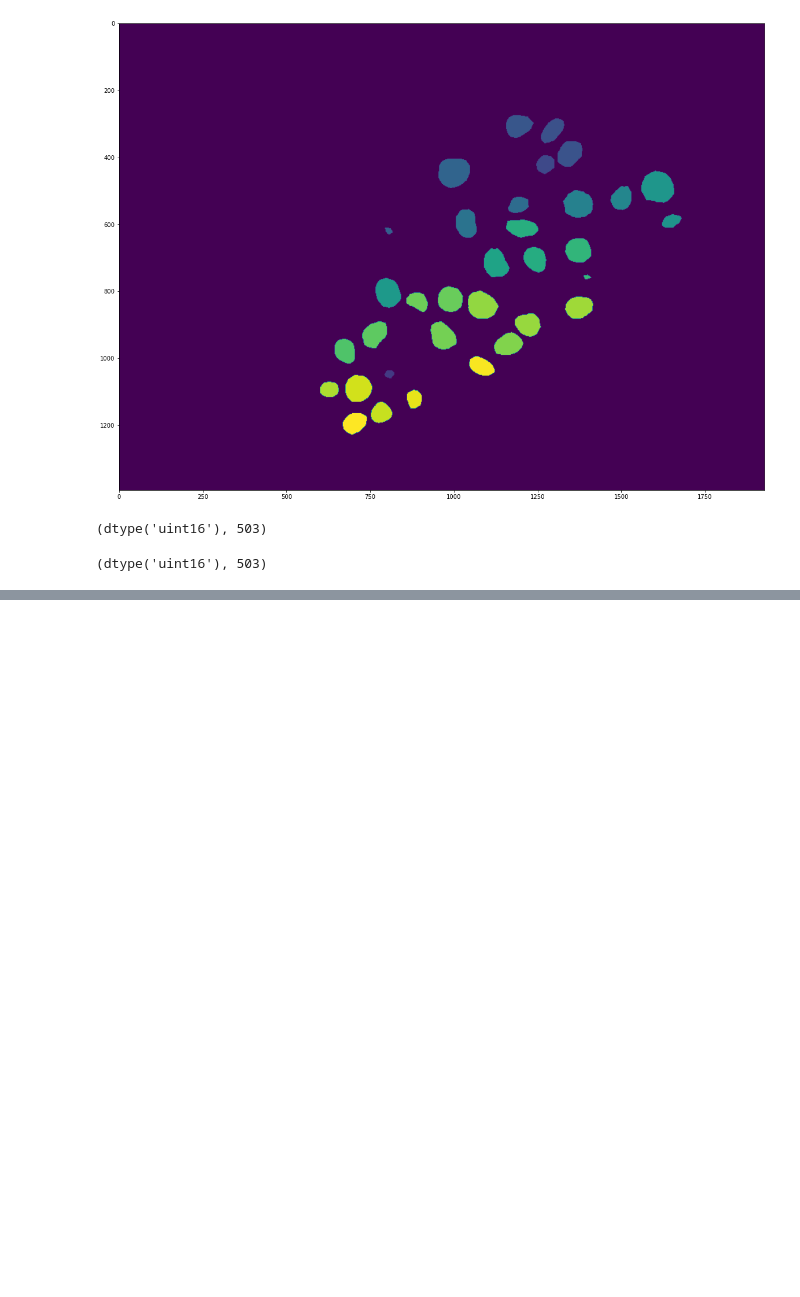
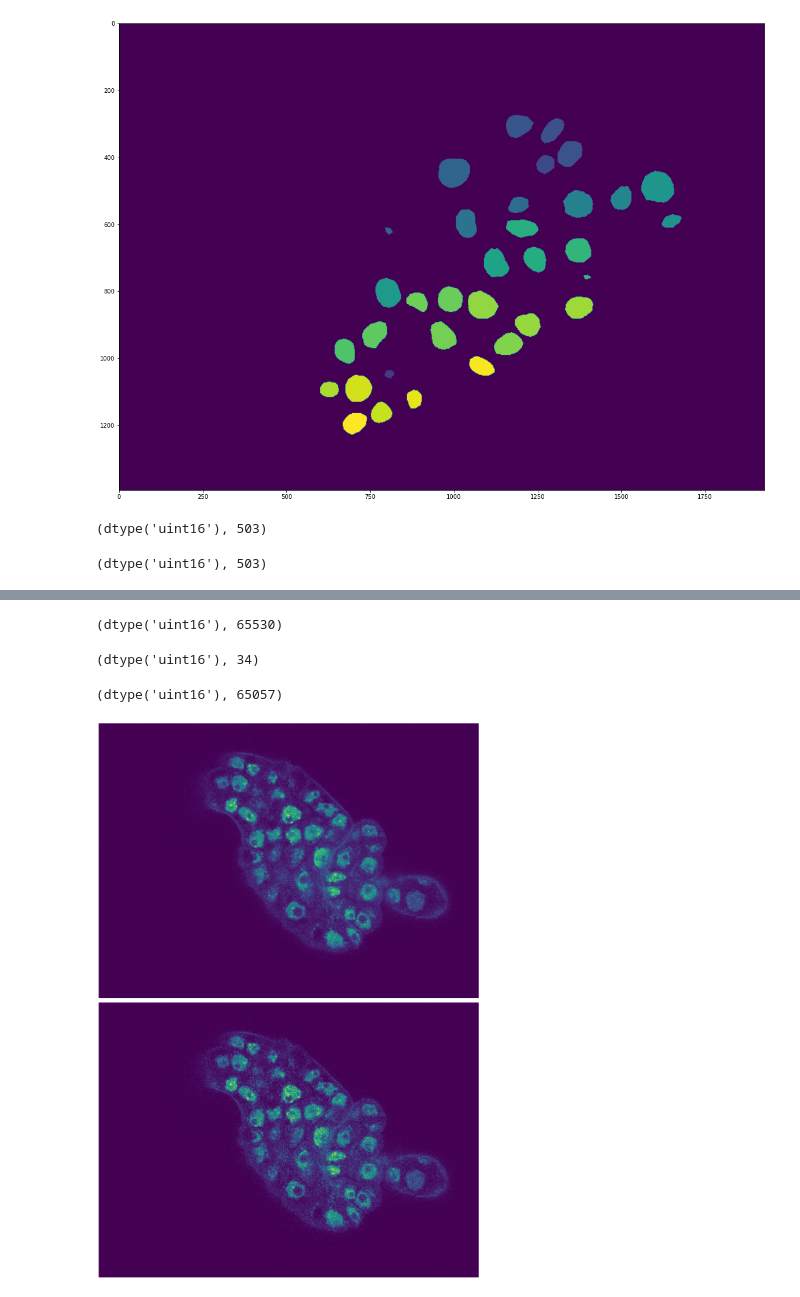
Before and after one commit to qin-yu/run-stardist, a Jupyter notebook: Rescale.ipynb, the cells around one changed output, grey strips where cells are left out. Saved outputs shown, nothing was run; the diff lists cells and outputs as text; code cells hidden in the pictures; blank space fills up the shorter version.

```diff
--- a/Rescale.ipynb
+++ b/Rescale.ipynb
@@ -70,0 +88,25 @@ plt.imshow(raw[50])
+# %%
+raw_zoomed = zoom(raw, (1., .5, .5))
+raw_zoomed.dtype, len(np.unique(raw_zoomed))
+# %% [output]
+(dtype('uint16'), 65530)
+# %%
+raw_zoomed0 = zoom(raw, (1., .5, .5), order=0)
+raw_zoomed.dtype, len(np.unique(raw_zoomed0))
+# %% [output]
+(dtype('uint16'), 34)
+# %%
+raw_zoomed1 = zoom(raw, (1., .5, .5), order=1)
+raw_zoomed.dtype, len(np.unique(raw_zoomed1))
+# %% [output]
+(dtype('uint16'), 65057)
+# %%
+fig, axs = plt.subplots(2, 1, figsize=(20, 20))
+ax = axs[0]
+ax.imshow(raw_zoomed[50])
+ax = axs[1]
+ax.imshow(raw_zoomed0[50])
+[ax.axis('off') for ax in axs]
+fig.tight_layout()
+# %% [output]
+[figure, added]
```
Also changed, not shown: parts of 10 cells of this notebook, 2 other files.
